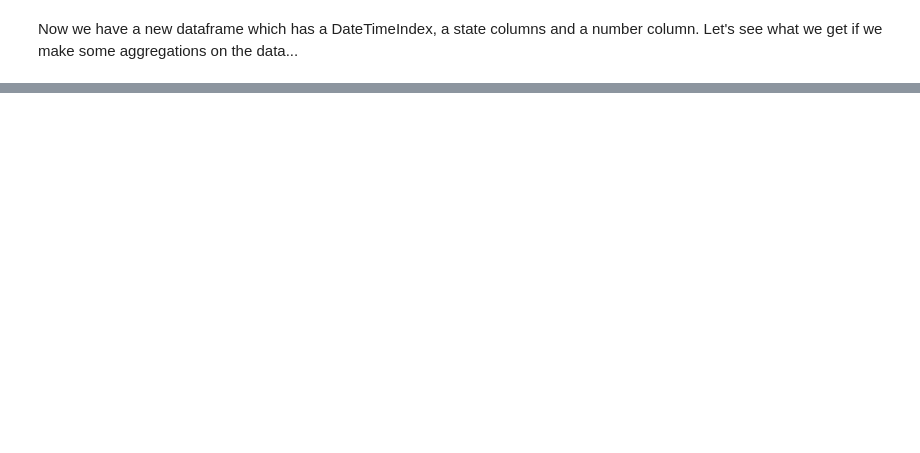
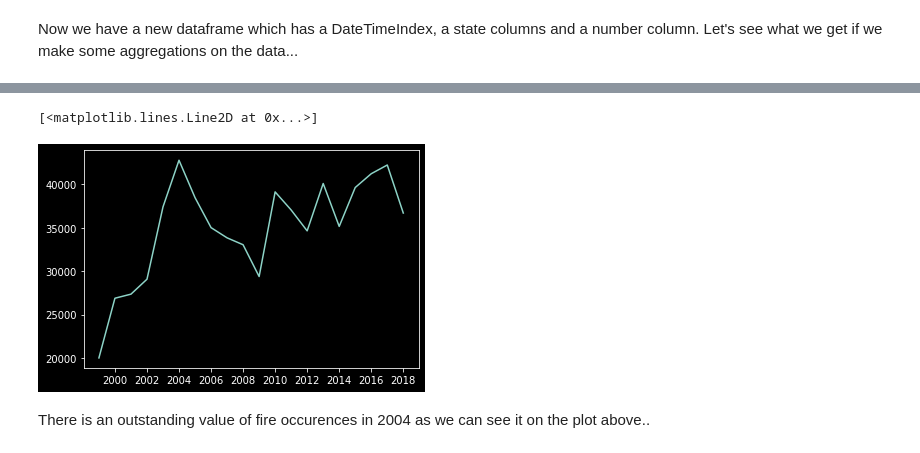
Before and after one commit to aczimermate/HomeProject, a Jupyter notebook: fire_brazil_eda.ipynb, the cells around one changed output, grey strips where cells are left out. Drawn from its saved outputs; the diff is of its cells as text; code cells hidden in the pictures; blank space fills up the shorter version.

Commit message:
made some correction on plots

```diff
--- a/fire_brazil_eda.ipynb
+++ b/fire_brazil_eda.ipynb
@@ -204,7 +205,7 @@ memory usage: 311.3+ KB
 # %% [markdown]
 Now we have a new dataframe which has a DateTimeIndex, a state columns and a number column. Let's see what we get if we make some aggregations on the data...
 # %%
-df_sum_per_date = df2['number'].resample('M').mean()
+df_sum_per_date = df2['number'].resample('Y').sum()
 df_sum_per_date
 # %% [output]
 date
@@ -234,0 +249,7 @@ plt.scatter(df2.index, df2.number)
+# %%
+plt.plot(df_sum_per_date.index, df_sum_per_date)
+# %% [output]
+[<matplotlib.lines.Line2D at 0x...>]
+[figure, added]
+# %% [markdown]
+There is an outstanding value of fire occurences in 2004 as we can see it on the plot above..
```
Also changed, not shown: parts of 11 cells of this notebook.
